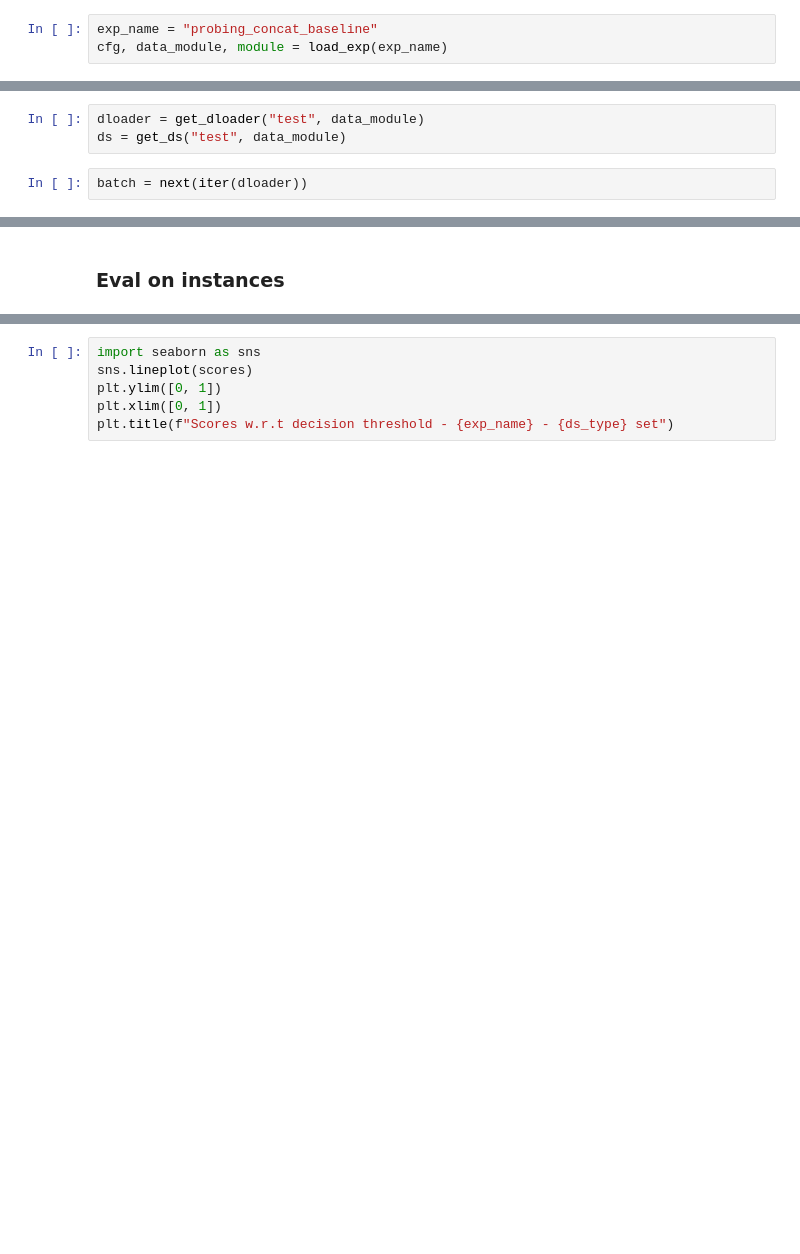
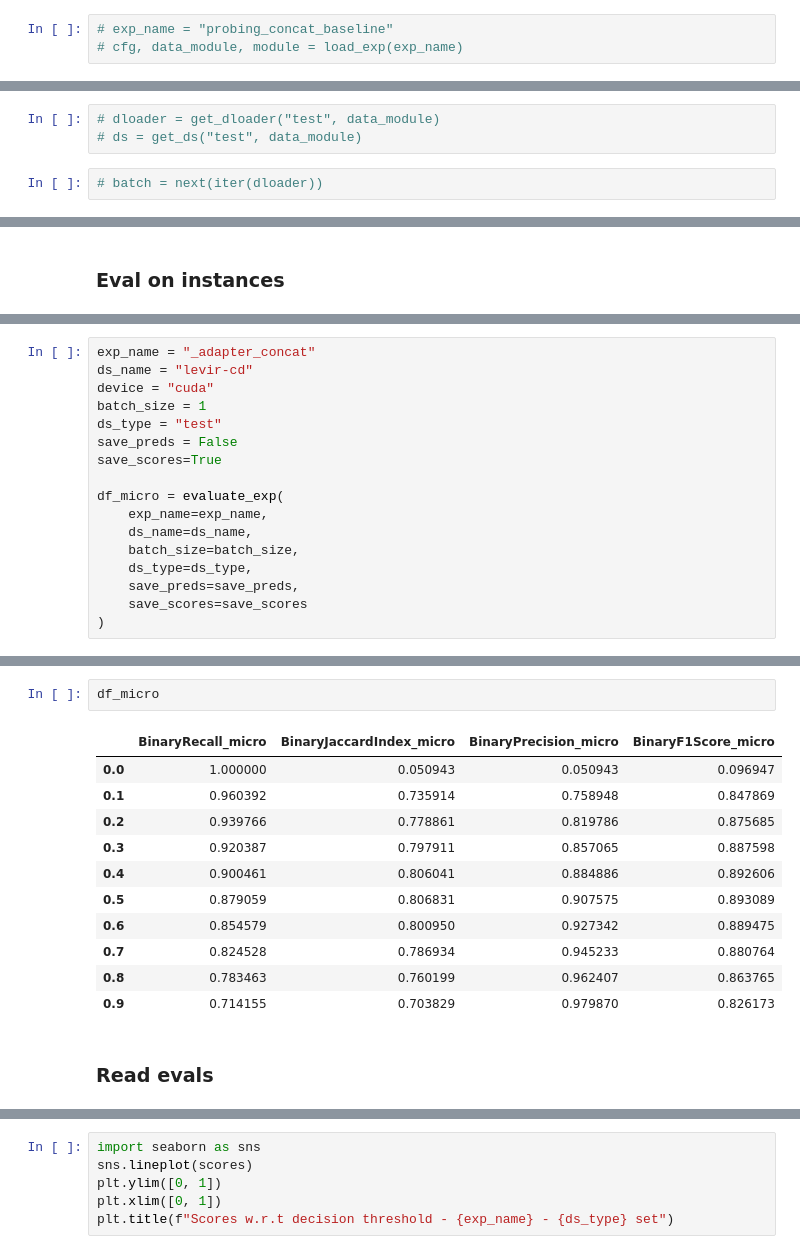
Before and after one commit to brustt/stylo_magique_intership_ign, a Jupyter notebook: notebooks/eval_mp.ipynb, the cells around one changed output, grey strips where cells are left out. Cells and saved outputs as stored; diff of their text form; blank space fills up the shorter version.

Commit message:
multi-eval micro metrics

```diff
--- a/notebooks/eval_mp.ipynb
+++ b/notebooks/eval_mp.ipynb
@@ -159,5 +174,5 @@ def load_exp(exp_name):
 
     return cfg, data_module, module
 # %%
-exp_name = "probing_concat_baseline"
-cfg, data_module, module = load_exp(exp_name)
+# exp_name = "probing_concat_baseline"
+# cfg, data_module, module = load_exp(exp_name)
@@ -206,7 +218,7 @@ def get_ds(mode: str, dmodule):
 
     return dmodule.ds_dict_type[mode]
 # %%
-dloader = get_dloader("test", data_module)
-ds = get_ds("test", data_module)
+# dloader = get_dloader("test", data_module)
+# ds = get_ds("test", data_module)
 # %%
-batch = next(iter(dloader))
+# batch = next(iter(dloader))
@@ -329,0 +340,17 @@ shape torch.Size([105, 1024, 1024])
+# %%
+exp_name = "_adapter_concat"
+ds_name = "levir-cd"
+device = "cuda"
+batch_size = 1
+ds_type = "test"
+save_preds = False
+save_scores=True
+
+df_micro = evaluate_exp(
+    exp_name=exp_name,
+    ds_name=ds_name,
+    batch_size=batch_size,
+    ds_type=ds_type,
+    save_preds=save_preds,
+    save_scores=save_scores
+)
@@ -330 +360,17 @@ shape torch.Size([105, 1024, 1024])
+# %%
+df_micro
+# %% [output]
+|  | BinaryRecall_micro | BinaryJaccardIndex_micro | BinaryPrecision_micro | BinaryF1Score_micro |
+| 0.0 | 1.000000 | 0.050943 | 0.050943 | 0.096947 |
+| 0.1 | 0.960392 | 0.735914 | 0.758948 | 0.847869 |
+| 0.2 | 0.939766 | 0.778861 | 0.819786 | 0.875685 |
+| 0.3 | 0.920387 | 0.797911 | 0.857065 | 0.887598 |
+| 0.4 | 0.900461 | 0.806041 | 0.884886 | 0.892606 |
+| 0.5 | 0.879059 | 0.806831 | 0.907575 | 0.893089 |
+| 0.6 | 0.854579 | 0.800950 | 0.927342 | 0.889475 |
+| 0.7 | 0.824528 | 0.786934 | 0.945233 | 0.880764 |
+| 0.8 | 0.783463 | 0.760199 | 0.962407 | 0.863765 |
+| 0.9 | 0.714155 | 0.703829 | 0.979870 | 0.826173 |
+# %% [markdown]
+### Read evals
 # %%
```
Also changed, not shown: parts of 30 cells of this notebook, 3 other files.
